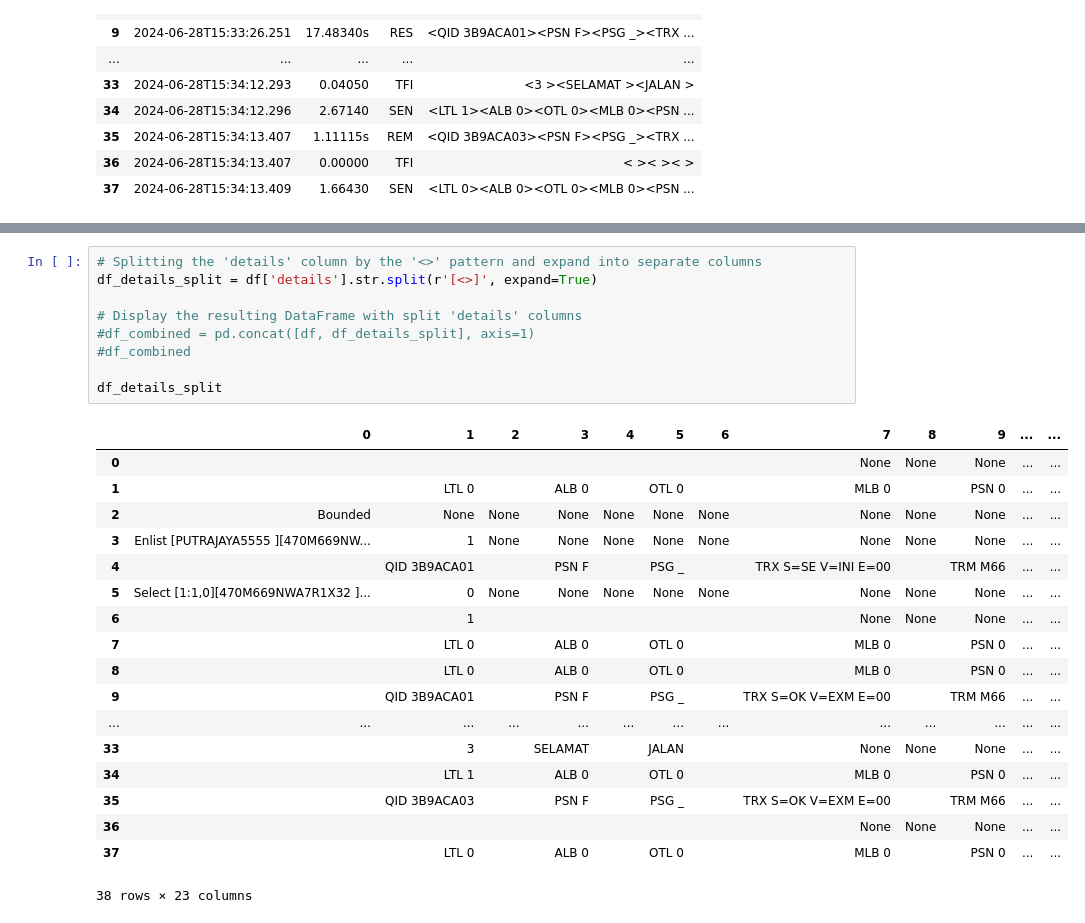
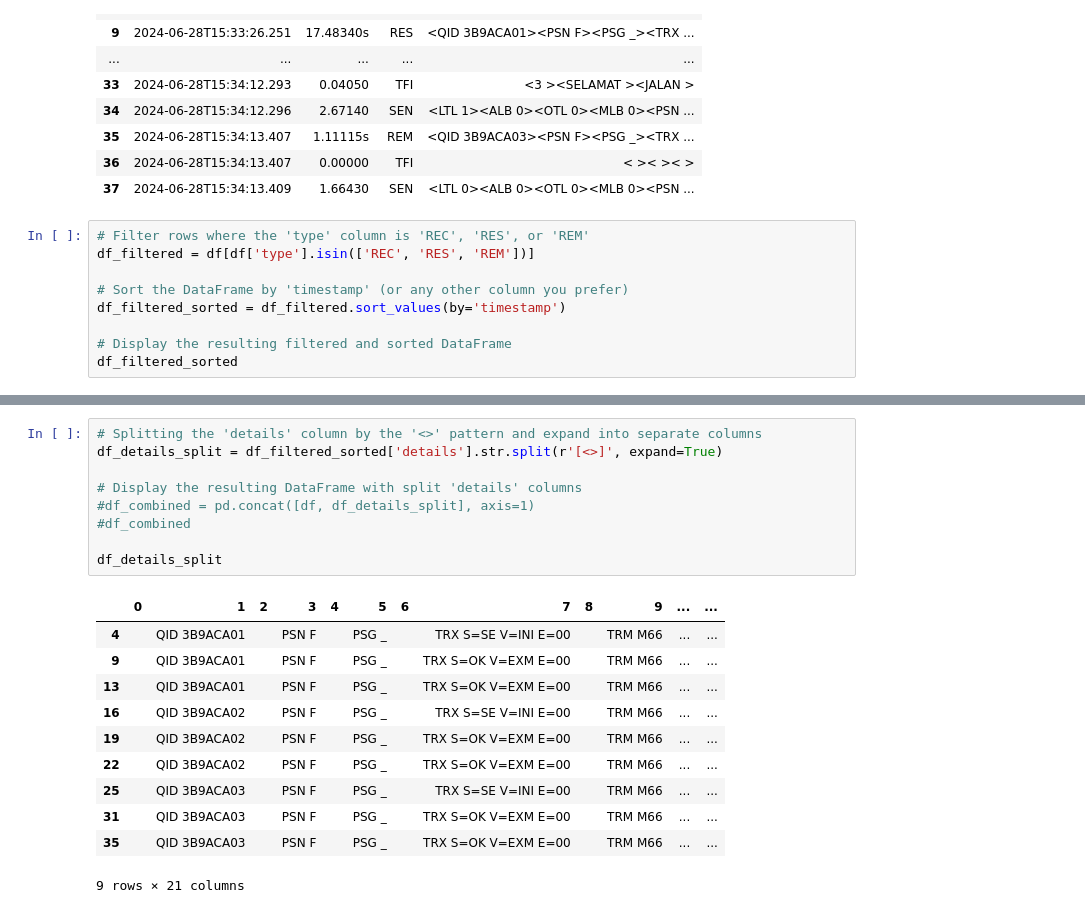
Before and after one commit to afiqrosdi260/study_parse_log, a Jupyter notebook: log-parse-table.ipynb, the cells around one changed output, grey strips where cells are left out. Drawn from its saved outputs; the diff is of its cells as text.

```diff
--- a/log-parse-table.ipynb
+++ b/log-parse-table.ipynb
@@ -113,3 +113,12 @@ df
 | 35 | 2024-06-28T15:34:13.407 | 1.11115s | REM | <QID 3B9ACA03><PSN F><PSG _><TRX ... |
 | 36 | 2024-06-28T15:34:13.407 | 0.00000 | TFI | < >< >< > |
 | 37 | 2024-06-28T15:34:13.409 | 1.66430 | SEN | <LTL 0><ALB 0><OTL 0><MLB 0><PSN ... |
+# %%
+# Filter rows where the 'type' column is 'REC', 'RES', or 'REM'
+df_filtered = df[df['type'].isin(['REC', 'RES', 'REM'])]
+
+# Sort the DataFrame by 'timestamp' (or any other column you prefer)
+df_filtered_sorted = df_filtered.sort_values(by='timestamp')
+
+# Display the resulting filtered and sorted DataFrame
+df_filtered_sorted
@@ -116,28 +136,21 @@ df
 # %%
 # Splitting the 'details' column by the '<>' pattern and expand into separate columns
-df_details_split = df['details'].str.split(r'[<>]', expand=True)
+df_details_split = df_filtered_sorted['details'].str.split(r'[<>]', expand=True)
 
 # Display the resulting DataFrame with split 'details' columns
 #df_combined = pd.concat([df, df_details_split], axis=1)
 #df_combined
 
 df_details_split
 # %% [output]
 |  | 0 | 1 | 2 | 3 | 4 | 5 | 6 | 7 | 8 | 9 | ... | ... |
-| 0 |  |  |  |  |  |  |  | None | None | None | ... | ... |
-| 1 |  | LTL 0 |  | ALB 0 |  | OTL 0 |  | MLB 0 |  | PSN 0 | ... | ... |
-| 2 | Bounded | None | None | None | None | None | None | None | None | None | ... | ... |
-| 3 | Enlist [PUTRAJAYA5555 ][470M669NW... | 1 | None | None | None | None | None | None | None | None | ... | ... |
 | 4 |  | QID 3B9ACA01 |  | PSN F |  | PSG _ |  | TRX S=SE V=INI E=00 |  | TRM M66 | ... | ... |
-| 5 | Select [1:1,0][470M669NWA7R1X32 ]... | 0 | None | None | None | None | None | None | None | None | ... | ... |
-| 6 |  | 1 |  |  |  |  |  | None | None | None | ... | ... |
-| 7 |  | LTL 0 |  | ALB 0 |  | OTL 0 |  | MLB 0 |  | PSN 0 | ... | ... |
-| 8 |  | LTL 0 |  | ALB 0 |  | OTL 0 |  | MLB 0 |  | PSN 0 | ... | ... |
 | 9 |  | QID 3B9ACA01 |  | PSN F |  | PSG _ |  | TRX S=OK V=EXM E=00 |  | TRM M66 | ... | ... |
-| ... | ... | ... | ... | ... | ... | ... | ... | ... | ... | ... | ... | ... |
-| 33 |  | 3 |  | SELAMAT |  | JALAN |  | None | None | None | ... | ... |
-| 34 |  | LTL 1 |  | ALB 0 |  | OTL 0 |  | MLB 0 |  | PSN 0 | ... | ... |
+| 13 |  | QID 3B9ACA01 |  | PSN F |  | PSG _ |  | TRX S=OK V=EXM E=00 |  | TRM M66 | ... | ... |
+| 16 |  | QID 3B9ACA02 |  | PSN F |  | PSG _ |  | TRX S=SE V=INI E=00 |  | TRM M66 | ... | ... |
+| 19 |  | QID 3B9ACA02 |  | PSN F |  | PSG _ |  | TRX S=OK V=EXM E=00 |  | TRM M66 | ... | ... |
+| 22 |  | QID 3B9ACA02 |  | PSN F |  | PSG _ |  | TRX S=OK V=EXM E=00 |  | TRM M66 | ... | ... |
+| 25 |  | QID 3B9ACA03 |  | PSN F |  | PSG _ |  | TRX S=SE V=INI E=00 |  | TRM M66 | ... | ... |
+| 31 |  | QID 3B9ACA03 |  | PSN F |  | PSG _ |  | TRX S=OK V=EXM E=00 |  | TRM M66 | ... | ... |
 | 35 |  | QID 3B9ACA03 |  | PSN F |  | PSG _ |  | TRX S=OK V=EXM E=00 |  | TRM M66 | ... | ... |
-| 36 |  |  |  |  |  |  |  | None | None | None | ... | ... |
-| 37 |  | LTL 0 |  | ALB 0 |  | OTL 0 |  | MLB 0 |  | PSN 0 | ... | ... |
-38 rows × 23 columns
+9 rows × 21 columns
```
Also changed, not shown: parts of 1 cell of this notebook.
